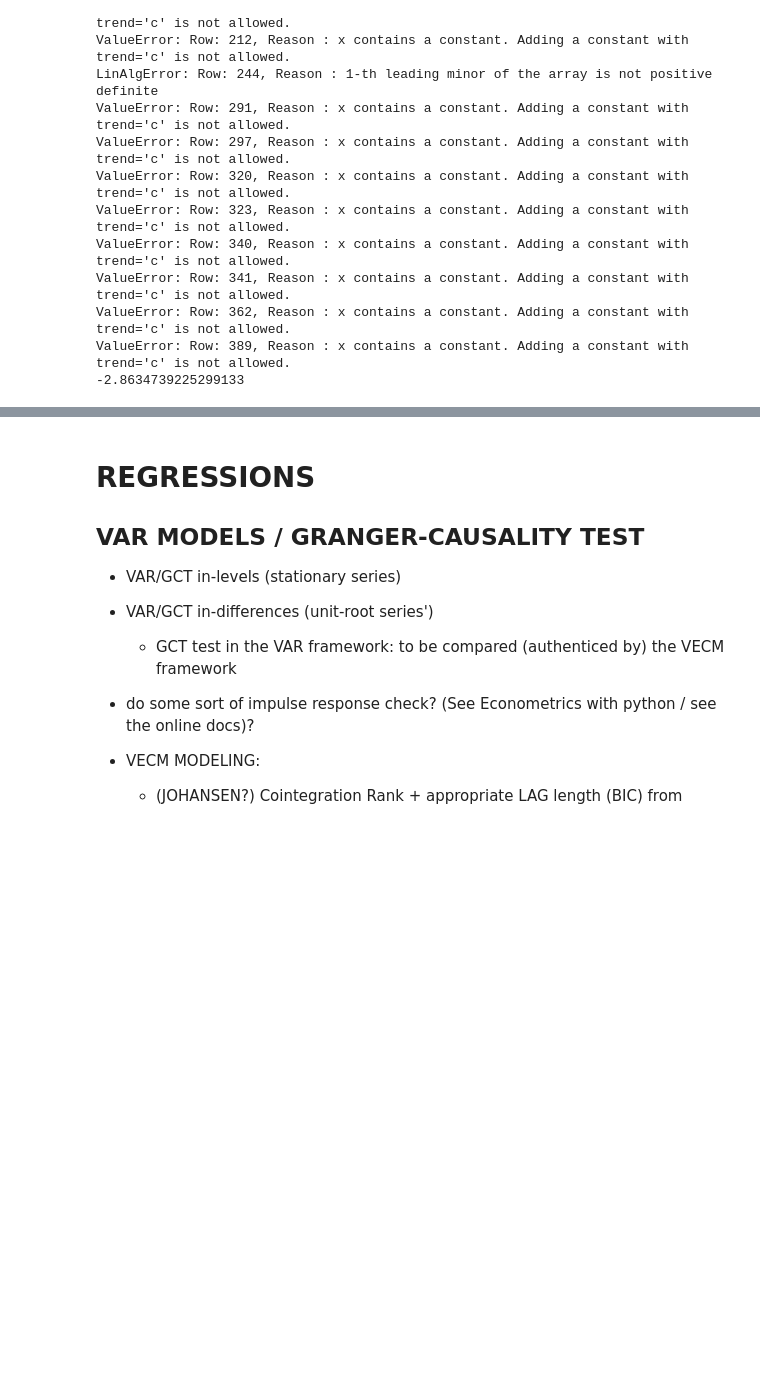
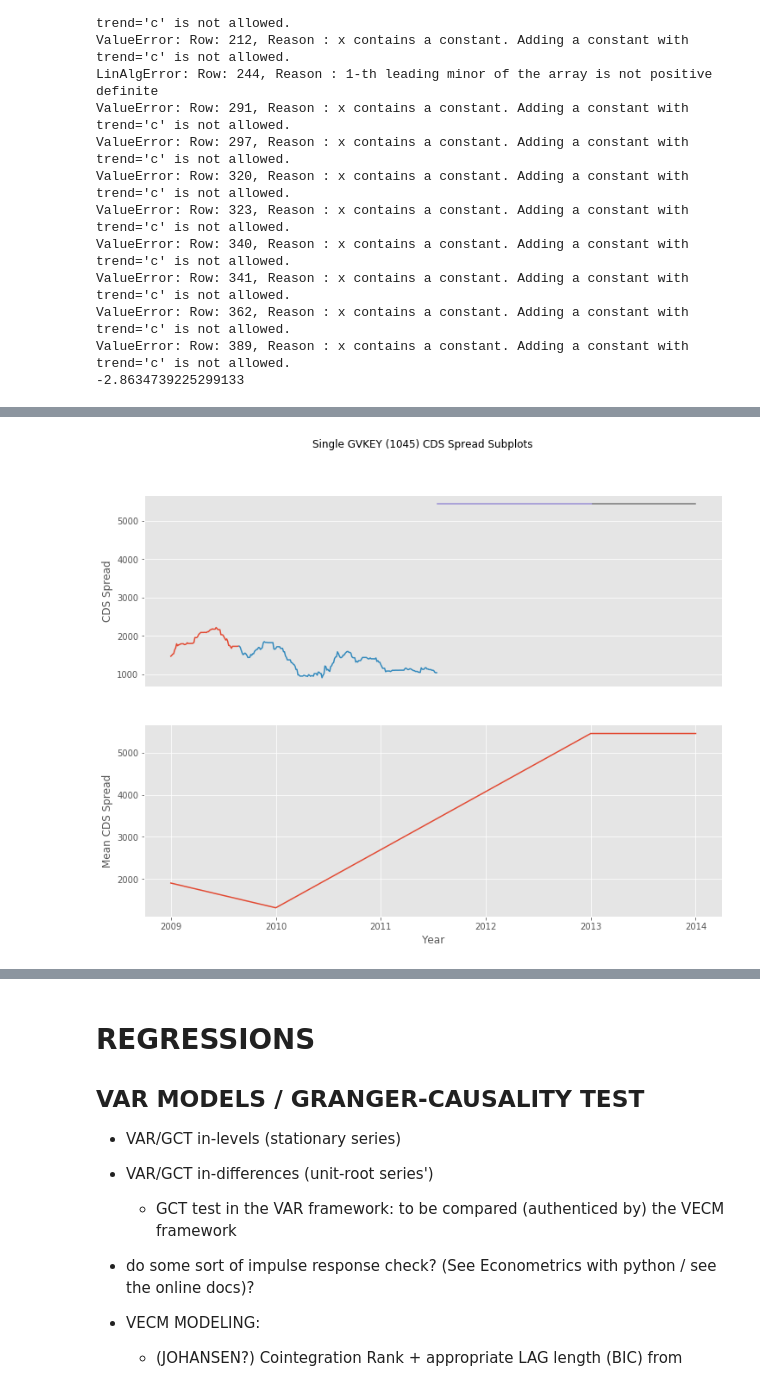
Before and after one commit to Jspano95/Jspano_MScQFin_Thesis, a Jupyter notebook: Jspano_MSc_QuantFin_Public_Github_V1.00.ipynb, the cells around one changed output, grey strips where cells are left out. Cells and saved outputs as stored; diff of their text form; code cells hidden in the pictures; blank space fills up the shorter version.

```diff
--- a/Jspano_MSc_QuantFin_Public_Github_V1.00.ipynb
+++ b/Jspano_MSc_QuantFin_Public_Github_V1.00.ipynb
@@ -1716,3 +1552,7 @@ statationary_cdsbonds_df = df_stat_cdsbond_results.loc[((df_stat_cdsbond_results
 
 
 * Should I test this on: main DF? (probS) VS. the unit-root only sub-sample?
+# %%
+#test DF
+
+gvkey_1045 = sorted_alldata_df_final.loc[sorted_alldata_df_final.gvkey==1045]
@@ -1723,0 +1578,14 @@ gvkey176404_za.summary()
+# %%
+fig, (ax1, ax2) = plt.subplots(2, figsize=(12,9))
+fig.suptitle('Single GVKEY (1045) CDS Spread Subplots ')
+
+gvkey_1045.groupby(['year_index'])['market_cds_spread'].plot(ax=ax1)
+ax1.set_ylabel('CDS Spread')
+ax1.axes.get_xaxis().set_visible(False)
+
+
+gvkey_1045.groupby(['year_index']).mean()['market_cds_spread'].plot(ax=ax2);
+ax2.set_ylabel('Annual Mean CDS Spread')
+ax2.set_xlabel('Year');
+# %% [output]
+[figure, added]
```
Also changed, not shown: parts of 59 cells of this notebook.
